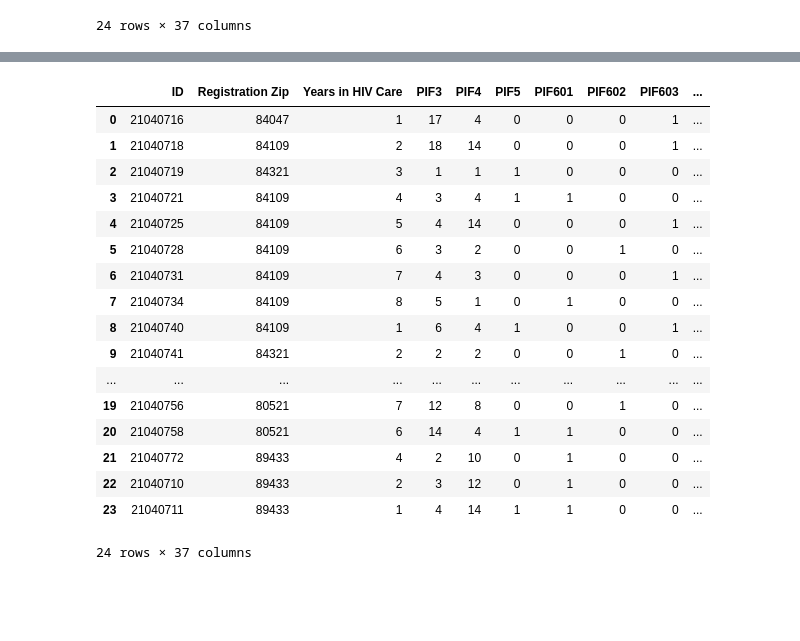
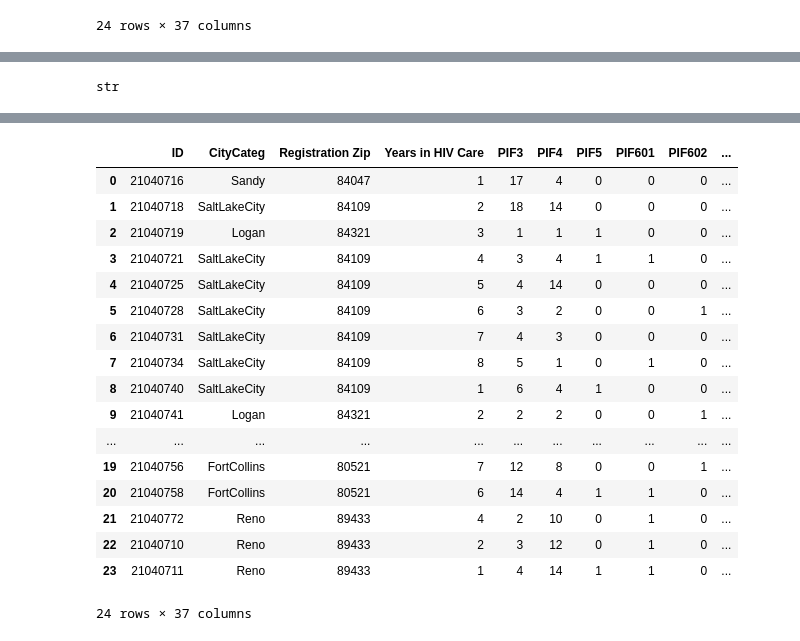
Before and after one commit to miholjcicmarko/SoM, a Jupyter notebook: SoM data.ipynb, the cells around one changed output, grey strips where cells are left out. Drawn from its saved outputs; the diff is of its cells as text; code cells hidden in the pictures; blank space fills up the shorter version.

```diff
--- a/SoM data.ipynb
+++ b/SoM data.ipynb
@@ -183,12 +185,15 @@ dtype: object
 # %%
-pif_id = data["PIFID"]
-pif_date = data["PIFDATE"]
-pif_city = data["City"]
-pif_st = data["State"]
-data = data.drop(["PIFID", "PIFDATE", "City", "State"], axis = 1)
-data["PIFID"] = pif_id
-data["PIFDATE"] = pif_date
-data["City"] = pif_city
-data["State"] = pif_st
+for i in range(len(data.columns)):
+    if data.dtypes[i] == "object":
+        col_data = data[data.columns[i]]
+        col_name = data.columns[i]
+        data = data.drop([col_name], axis = 1)
+        data[col_name] = col_data
+
+for i in range(len(data.columns)):
+    if data.dtypes[i] == "object" and i != 0:
+        data = data.rename(columns={data.columns[i]: data.columns[i]+"Categ"})
+    elif i == 0:
+        data = data.rename(columns={data.columns[i]: "ID"})
 data
 # %% [output]
@@ -239,9 +218,22 @@ data
+# %%
+type(data["StateCateg"][23])
+# %% [output]
+str
 # %%
-for i in range(len(data)):
-    data["PIFDATECateg"][i] = "Date" + data["PIFDATECateg"][i][:8]
-    data["PIFDATECateg"][i] = data["PIFDATECateg"][i].replace("/", "-")
-    data["PIFIDCateg"][i] = data["PIFIDCateg"][i].replace(".", "dot")
-    data["PIFIDCateg"][i] = data["PIFIDCateg"][i].replace("@", "at")
+for i in range(len(data.columns)):
+    if data.dtypes[i] == "object" and "DATE" not in data.columns[i]:
+
+        for k in range(len(data)):
+            if type(data[data.columns[i]][k]) == str:
+                data[data.columns[i]][k] = data[data.columns[i]][k].replace("/", "-")
+                data[data.columns[i]][k] = data[data.columns[i]][k].replace(".", "dot")
+                data[data.columns[i]][k] = data[data.columns[i]][k].replace("@", "at")
+                data[data.columns[i]][k] = data[data.columns[i]][k].replace(" ", "")
+
+    elif data.dtypes[i] == "object" and "DATE" in data.columns[i]:
+        for k in range(len(data)):
+            data[data.columns[i]][k] = "Date" + data[data.columns[i]][k][0:10]
+            data[data.columns[i]][k] = data[data.columns[i]][k].replace("/", "-")
 data
 # %% [output]
 A value is trying to be set on a copy of a slice from a DataFrame
@@ -263,20 +256,20 @@ See the caveats in the documentation: https://pandas.pydata.org/pandas-docs/stab
-|  | ID | Registration Zip | Years in HIV Care | PIF3 | PIF4 | PIF5 | PIF601 | PIF602 | PIF603 | ... |
-| 0 | 21040716 | 84047 | 1 | 17 | 4 | 0 | 0 | 0 | 1 | ... |
-| 1 | 21040718 | 84109 | 2 | 18 | 14 | 0 | 0 | 0 | 1 | ... |
-| 2 | 21040719 | 84321 | 3 | 1 | 1 | 1 | 0 | 0 | 0 | ... |
-| 3 | 21040721 | 84109 | 4 | 3 | 4 | 1 | 1 | 0 | 0 | ... |
-| 4 | 21040725 | 84109 | 5 | 4 | 14 | 0 | 0 | 0 | 1 | ... |
-| 5 | 21040728 | 84109 | 6 | 3 | 2 | 0 | 0 | 1 | 0 | ... |
-| 6 | 21040731 | 84109 | 7 | 4 | 3 | 0 | 0 | 0 | 1 | ... |
-| 7 | 21040734 | 84109 | 8 | 5 | 1 | 0 | 1 | 0 | 0 | ... |
-| 8 | 21040740 | 84109 | 1 | 6 | 4 | 1 | 0 | 0 | 1 | ... |
-| 9 | 21040741 | 84321 | 2 | 2 | 2 | 0 | 0 | 1 | 0 | ... |
+|  | ID | CityCateg | Registration Zip | Years in HIV Care | PIF3 | PIF4 | PIF5 | PIF601 | PIF602 | ... |
+| 0 | 21040716 | Sandy | 84047 | 1 | 17 | 4 | 0 | 0 | 0 | ... |
+| 1 | 21040718 | SaltLakeCity | 84109 | 2 | 18 | 14 | 0 | 0 | 0 | ... |
+| 2 | 21040719 | Logan | 84321 | 3 | 1 | 1 | 1 | 0 | 0 | ... |
+| 3 | 21040721 | SaltLakeCity | 84109 | 4 | 3 | 4 | 1 | 1 | 0 | ... |
+| 4 | 21040725 | SaltLakeCity | 84109 | 5 | 4 | 14 | 0 | 0 | 0 | ... |
+| 5 | 21040728 | SaltLakeCity | 84109 | 6 | 3 | 2 | 0 | 0 | 1 | ... |
+| 6 | 21040731 | SaltLakeCity | 84109 | 7 | 4 | 3 | 0 | 0 | 0 | ... |
+| 7 | 21040734 | SaltLakeCity | 84109 | 8 | 5 | 1 | 0 | 1 | 0 | ... |
+| 8 | 21040740 | SaltLakeCity | 84109 | 1 | 6 | 4 | 1 | 0 | 0 | ... |
+| 9 | 21040741 | Logan | 84321 | 2 | 2 | 2 | 0 | 0 | 1 | ... |
 | ... | ... | ... | ... | ... | ... | ... | ... | ... | ... | ... |
-| 19 | 21040756 | 80521 | 7 | 12 | 8 | 0 | 0 | 1 | 0 | ... |
-| 20 | 21040758 | 80521 | 6 | 14 | 4 | 1 | 1 | 0 | 0 | ... |
-| 21 | 21040772 | 89433 | 4 | 2 | 10 | 0 | 1 | 0 | 0 | ... |
-| 22 | 21040710 | 89433 | 2 | 3 | 12 | 0 | 1 | 0 | 0 | ... |
-| 23 | 21040711 | 89433 | 1 | 4 | 14 | 1 | 1 | 0 | 0 | ... |
+| 19 | 21040756 | FortCollins | 80521 | 7 | 12 | 8 | 0 | 0 | 1 | ... |
+| 20 | 21040758 | FortCollins | 80521 | 6 | 14 | 4 | 1 | 1 | 0 | ... |
+| 21 | 21040772 | Reno | 89433 | 4 | 2 | 10 | 0 | 1 | 0 | ... |
+| 22 | 21040710 | Reno | 89433 | 2 | 3 | 12 | 0 | 1 | 0 | ... |
+| 23 | 21040711 | Reno | 89433 | 1 | 4 | 14 | 1 | 1 | 0 | ... |
 24 rows × 37 columns
 # %%
 data['ID'] = 'id' + data['ID'].astype(str)
```
Also changed, not shown: parts of 13 cells of this notebook, 3 other files.
